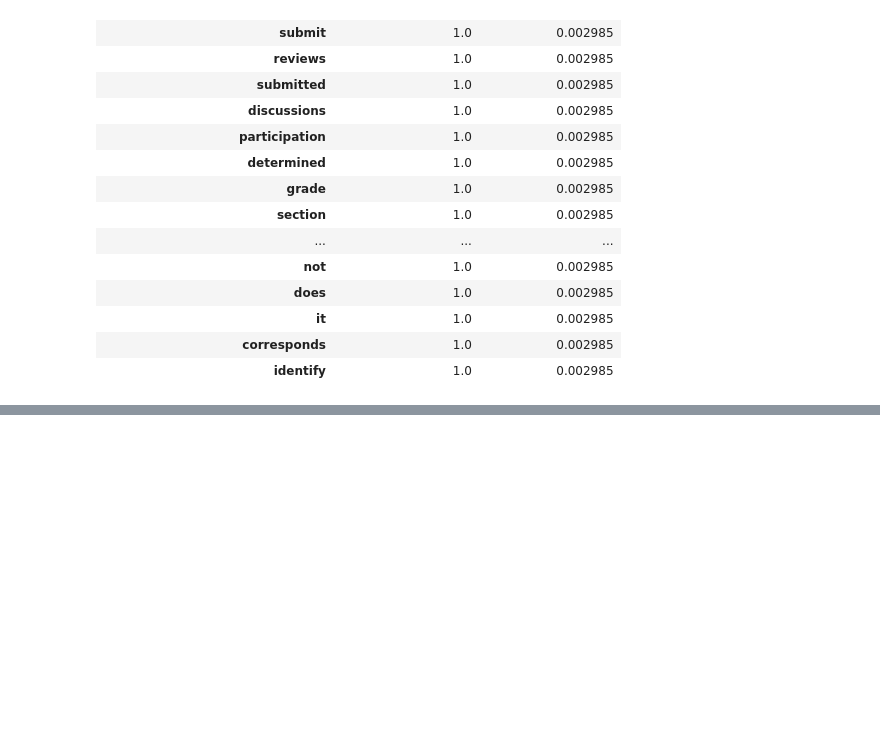
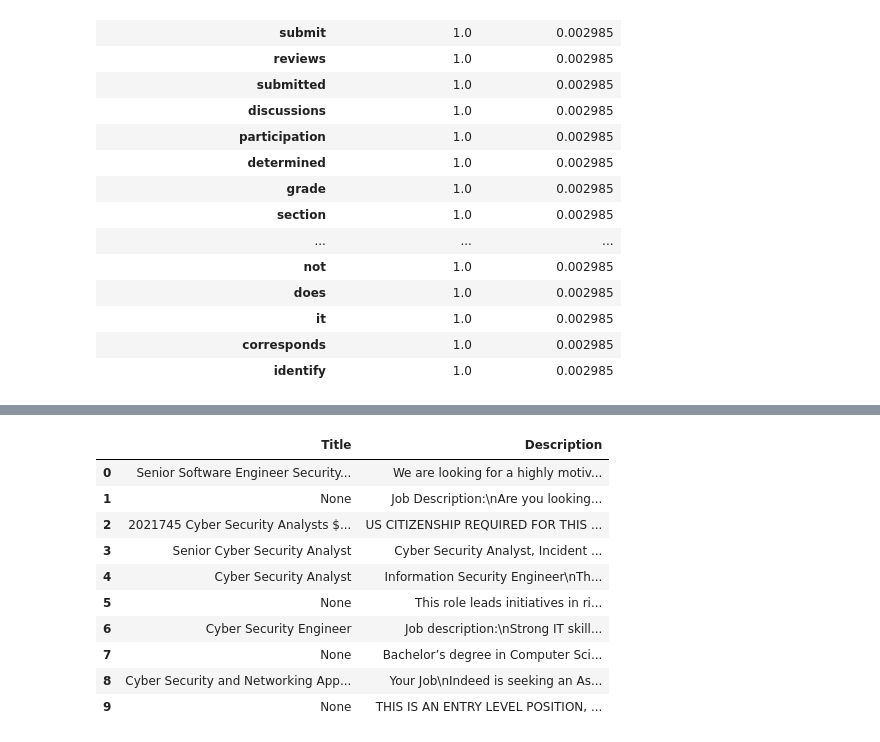
Before and after one commit to aadmassu1/teamHCP, a Jupyter notebook: Extract_info_pdf.ipynb, the cells around one changed output, grey strips where cells are left out. Saved outputs shown, nothing was run; the diff lists cells and outputs as text; code cells hidden in the pictures; blank space fills up the shorter version.

```diff
--- a/Extract_info_pdf.ipynb
+++ b/Extract_info_pdf.ipynb
@@ -237,0 +265,14 @@ print([x[0] for x in sentence_count.most_common()[:-n-1:-1]])
+# %%
+indeed_df.head(10)
+# %% [output]
+|  | Title | Description |
+| 0 | Senior Software Engineer Security... | We are looking for a highly motiv... |
+| 1 | None | Job Description:\nAre you looking... |
+| 2 | 2021745 Cyber Security Analysts $... | US CITIZENSHIP REQUIRED FOR THIS ... |
+| 3 | Senior Cyber Security Analyst | Cyber Security Analyst, Incident ... |
+| 4 | Cyber Security Analyst | Information Security Engineer\nTh... |
+| 5 | None | This role leads initiatives in ri... |
+| 6 | Cyber Security Engineer | Job description:\nStrong IT skill... |
+| 7 | None | Bachelor’s degree in Computer Sci... |
+| 8 | Cyber Security and Networking App... | Your Job\nIndeed is seeking an As... |
+| 9 | None | THIS IS AN ENTRY LEVEL POSITION, ... |
```
Also changed, not shown: parts of 11 cells of this notebook, 2 other files.
